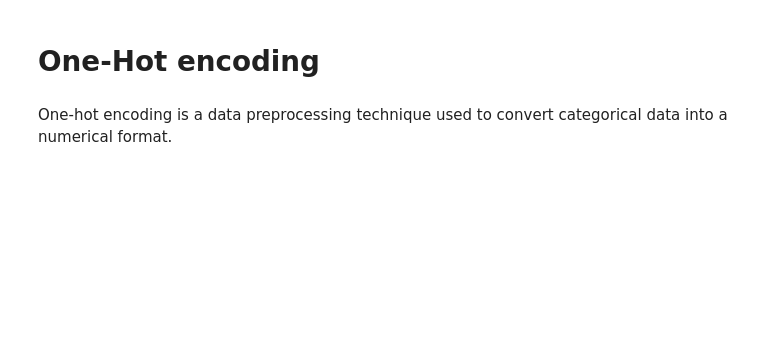
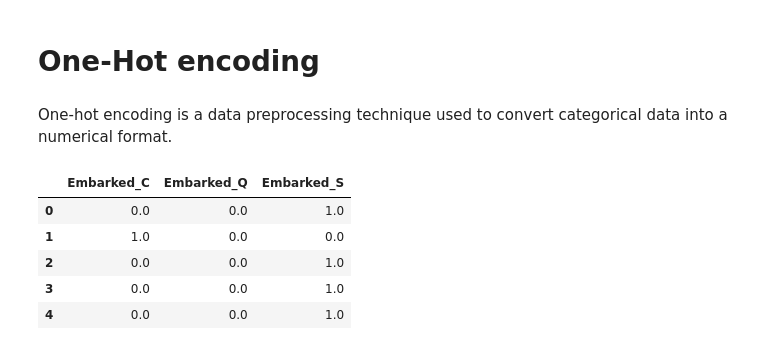
Before and after one commit to shy942/ML-exploration, a Jupyter notebook: notebooks/02_Data_Preprocessing.ipynb, the cells around one changed output. Drawn from its saved outputs; the diff is of its cells as text; code cells hidden in the pictures; blank space fills up the shorter version.

```diff
--- a/notebooks/02_Data_Preprocessing.ipynb
+++ b/notebooks/02_Data_Preprocessing.ipynb
@@ -164,0 +183,10 @@ One-hot encoding is a data preprocessing technique used to convert categorical d
+# %%
+encoded_df = pd.DataFrame(encoder.transform(df[['Embarked']]), columns=encoder.get_feature_names_out(['Embarked']))
+encoded_df.head()
+# %% [output]
+|  | Embarked_C | Embarked_Q | Embarked_S |
+| 0 | 0.0 | 0.0 | 1.0 |
+| 1 | 1.0 | 0.0 | 0.0 |
+| 2 | 0.0 | 0.0 | 1.0 |
+| 3 | 0.0 | 0.0 | 1.0 |
+| 4 | 0.0 | 0.0 | 1.0 |
```
Also changed, not shown: parts of 8 cells of this notebook.
